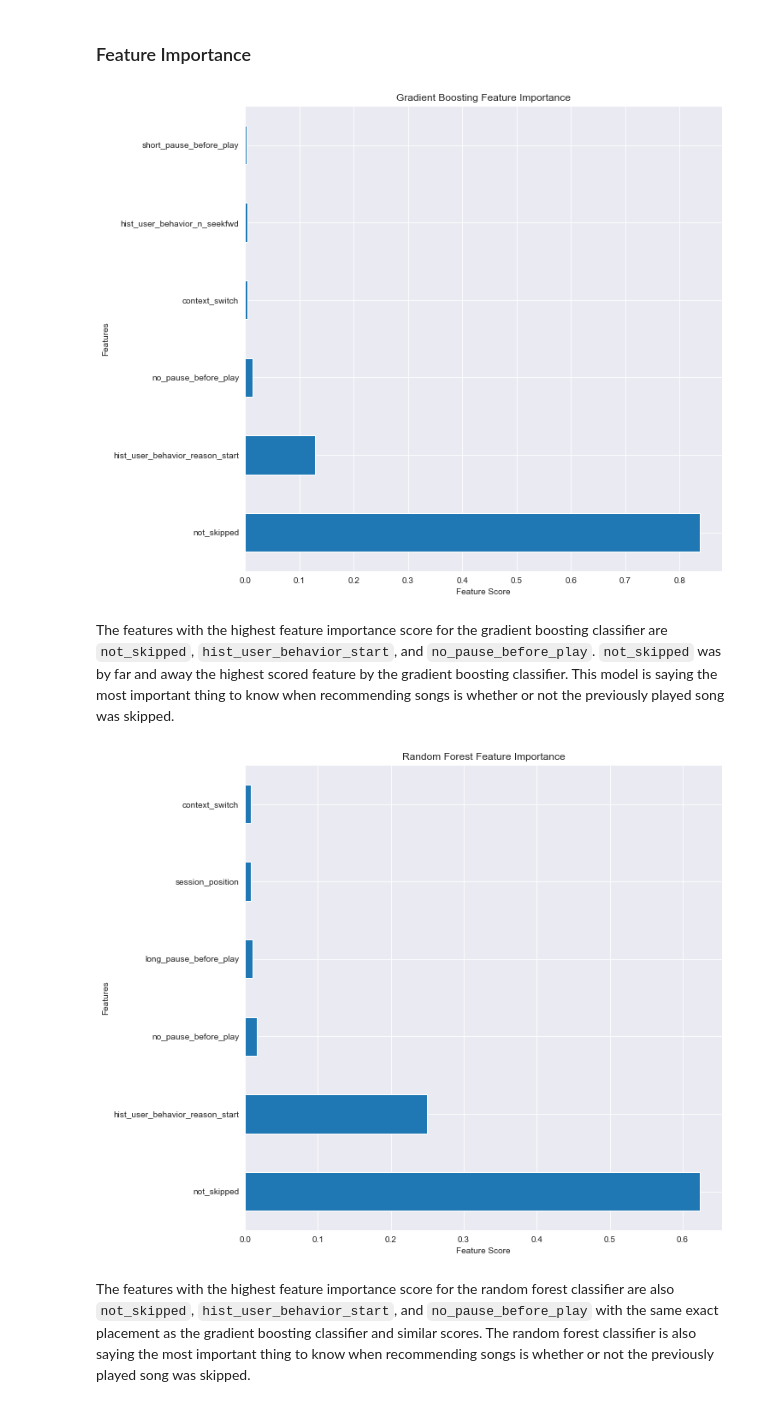
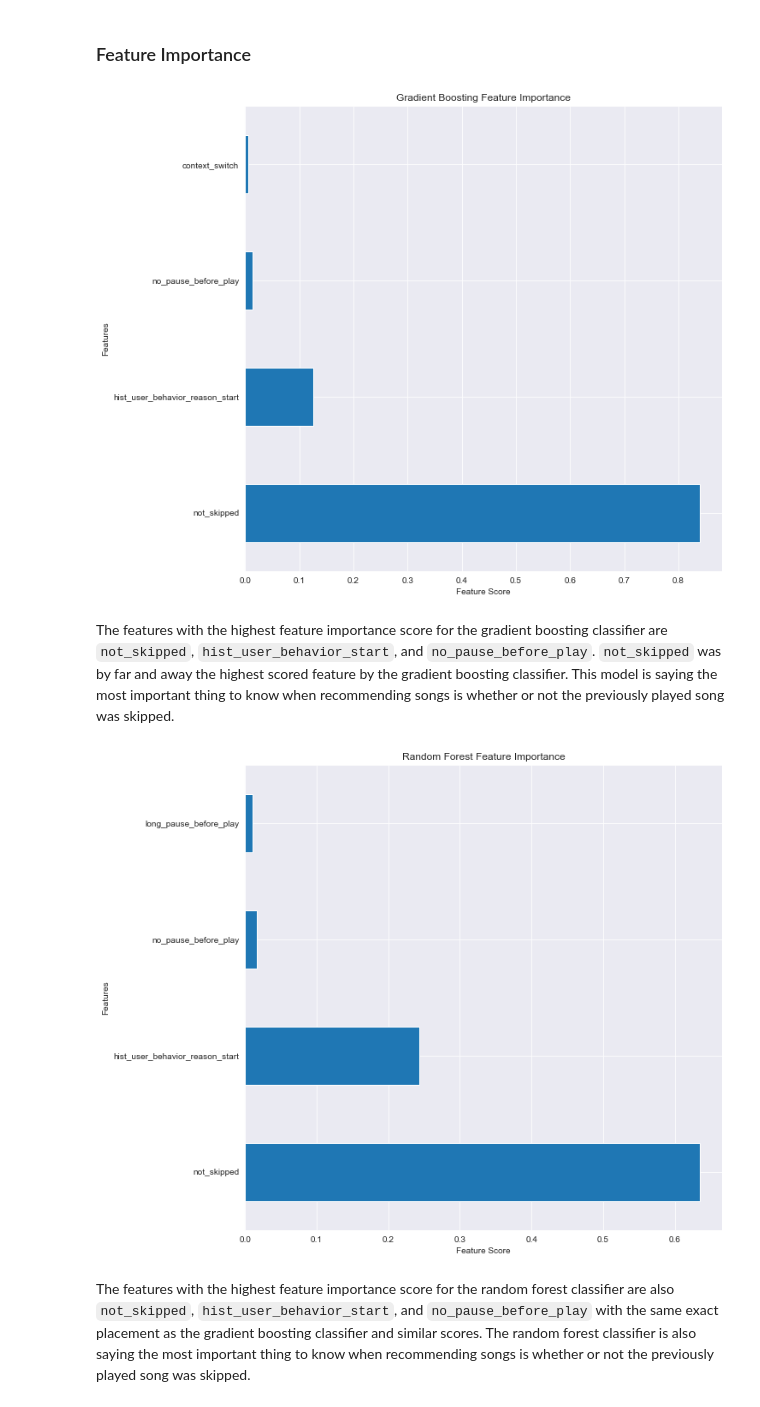
Before and after one commit to kreggthegoat/skip-prediction, a Jupyter notebook: notebook.ipynb, the cells around one changed output. Cells and saved outputs as stored; diff of their text form; code cells hidden in the pictures.

```diff
--- a/notebook.ipynb
+++ b/notebook.ipynb
@@ -643,27 +676,27 @@ The report shows the gradient boosting classifier performed well. I ran multiple
 feature_importance = clf_gbc.feature_importances_
 feat_importances = pd.Series(clf_gbc.feature_importances_,
                              index=x.columns)
-feat_importances = feat_importances.nlargest(6)
+feat_importances = feat_importances.nlargest(4)
 feat_importances.plot(kind='barh' , figsize=(10,10))
 plt.title('Gradient Boosting Feature Importance')
 plt.ylabel('Features')
 plt.xlabel('Feature Score');
 # %% [output]
-[figure, old version]
+[figure, new version]
 # %% [markdown]
 The features with the highest feature importance score for the gradient boosting classifier are `not_skipped`, `hist_user_behavior_start`, and `no_pause_before_play`. `not_skipped` was by far and away the highest scored feature by the gradient boosting classifier. This model is saying the most important thing to know when recommending songs is whether or not the previously played song was skipped.
 # %%
 # Random Forest feature importance
 feature_importance = clf_rf.feature_importances_
 feat_importances = pd.Series(clf_rf.feature_importances_,
                              index=x.columns)
-feat_importances = feat_importances.nlargest(6)
+feat_importances = feat_importances.nlargest(4)
 feat_importances.plot(kind='barh' , figsize=(10,10))
 plt.title('Random Forest Feature Importance')
 plt.ylabel('Features')
 plt.xlabel('Feature Score');
 # %% [output]
-[figure, old version]
+[figure, new version]
 # %% [markdown]
 The features with the highest feature importance score for the random forest classifier are also `not_skipped`, `hist_user_behavior_start`, and `no_pause_before_play` with the same exact placement as the gradient boosting classifier and similar scores. The random forest classifier is also saying the most important thing to know when recommending songs is whether or not the previously played song was skipped.
 # %%
```
Also changed, not shown: parts of 25 cells of this notebook.
